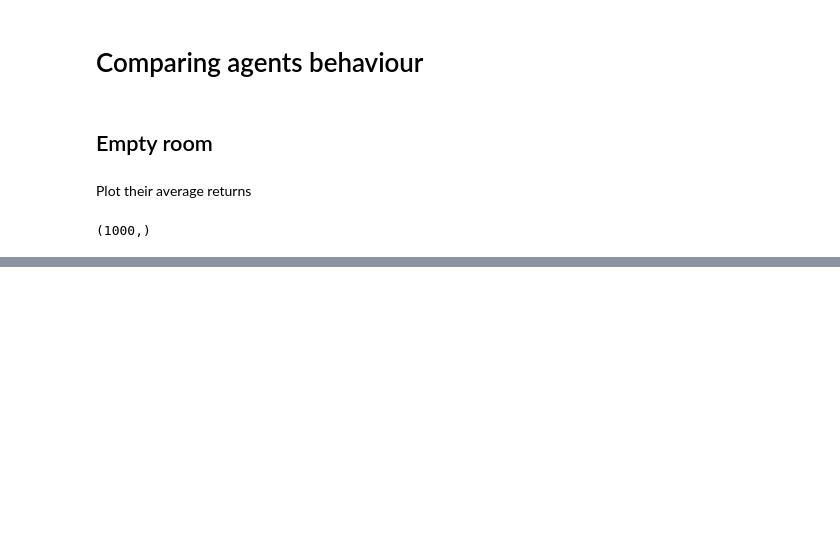
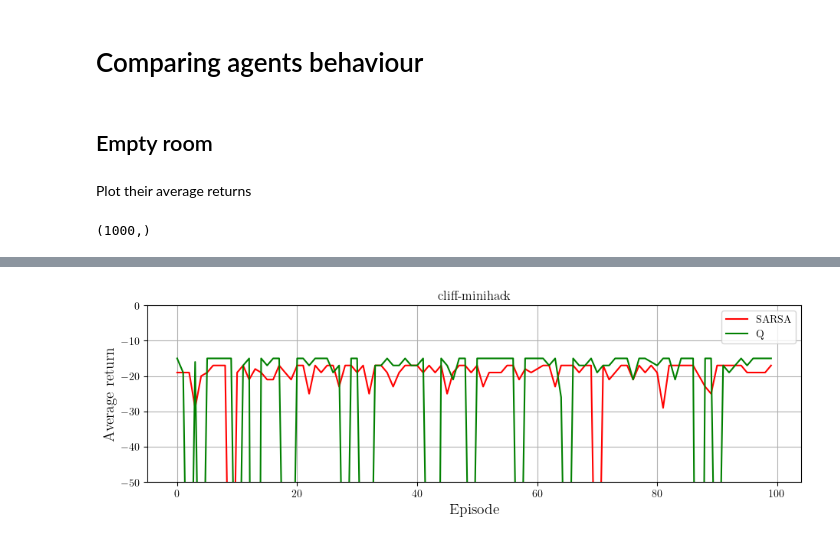
Before and after one commit to ThibeauWouters/MAI, a Jupyter notebook: RL_visualizations.ipynb, the cells around one changed output, grey strips where cells are left out. Saved outputs shown, nothing was run; the diff lists cells and outputs as text; code cells hidden in the pictures; blank space fills up the shorter version.

```diff
--- a/RL_visualizations.ipynb
+++ b/RL_visualizations.ipynb
@@ -71,0 +101,18 @@ plt.show()
+# %%
+room_name = "cliff-minihack"
+returns = get_returns(room_name, agent_names = ["SARSA_agent", "Q_agent"], use_avg = False)
+
+start_index = 900
+
+plt.figure(figsize=(11, 3))
+for i, ret in enumerate(returns):
+    plt.plot(ret[start_index:], "-", color=colors[1:][i], label=labels[1:][i])
+plt.grid()
+plt.legend()
+plt.ylim(-50,0)
+plt.xlabel("Episode")
+plt.ylabel("Average return")
+plt.title(room_name)
+plt.show()
+# %% [output]
+[figure, added]
```
Also changed, not shown: parts of 5 cells of this notebook, 59 other files.
